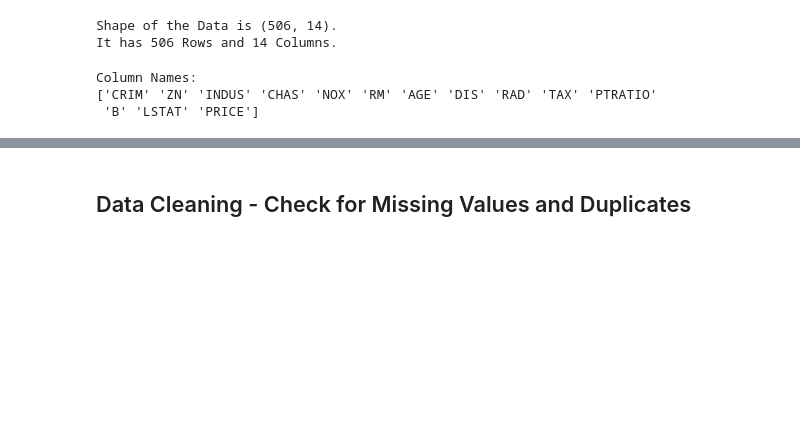
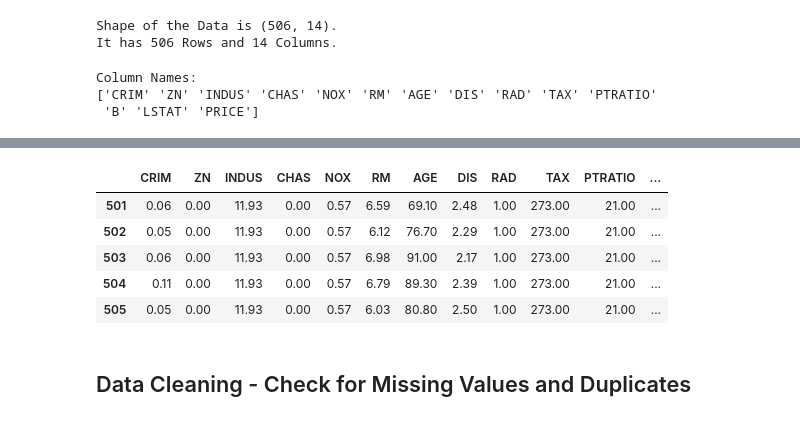
Before and after one commit to DarkDk123/House-valuation-model, a Jupyter notebook: Multivariable_Regression_and_Valuation_Model_(start).ipynb, the cells around one changed output, grey strips where cells are left out. Drawn from its saved outputs; the diff is of its cells as text; code cells hidden in the pictures; blank space fills up the shorter version.

```diff
--- a/Multivariable_Regression_and_Valuation_Model_(start).ipynb
+++ b/Multivariable_Regression_and_Valuation_Model_(start).ipynb
@@ -110,2 +119,11 @@ Column Names:
+# %%
+data.tail()
+# %% [output]
+|  | CRIM | ZN | INDUS | CHAS | NOX | RM | AGE | DIS | RAD | TAX | PTRATIO | ... |
+| 501 | 0.06 | 0.00 | 11.93 | 0.00 | 0.57 | 6.59 | 69.10 | 2.48 | 1.00 | 273.00 | 21.00 | ... |
+| 502 | 0.05 | 0.00 | 11.93 | 0.00 | 0.57 | 6.12 | 76.70 | 2.29 | 1.00 | 273.00 | 21.00 | ... |
+| 503 | 0.06 | 0.00 | 11.93 | 0.00 | 0.57 | 6.98 | 91.00 | 2.17 | 1.00 | 273.00 | 21.00 | ... |
+| 504 | 0.11 | 0.00 | 11.93 | 0.00 | 0.57 | 6.79 | 89.30 | 2.39 | 1.00 | 273.00 | 21.00 | ... |
+| 505 | 0.05 | 0.00 | 11.93 | 0.00 | 0.57 | 6.03 | 80.80 | 2.50 | 1.00 | 273.00 | 21.00 | ... |
 # %% [markdown]
 ## Data Cleaning - Check for Missing Values and Duplicates
```
Also changed, not shown: parts of 5 cells of this notebook.
